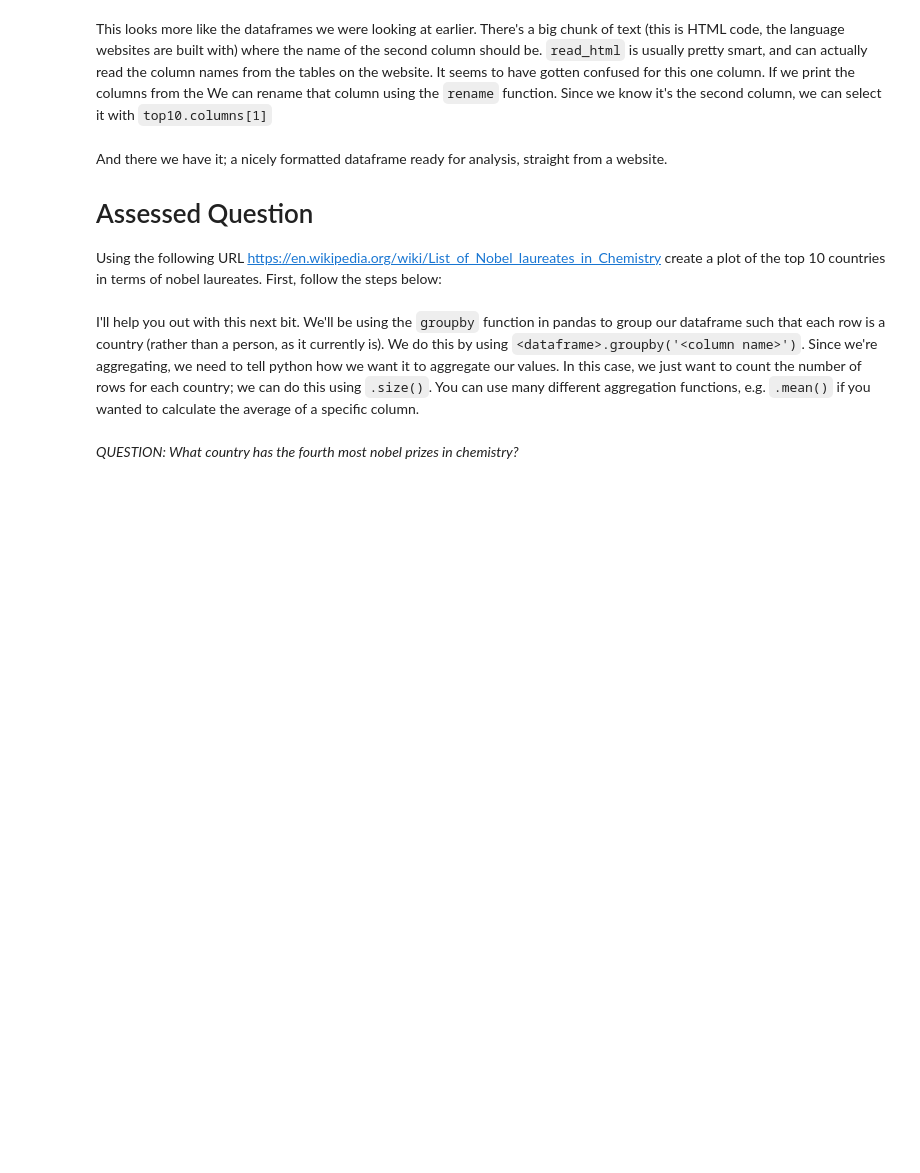
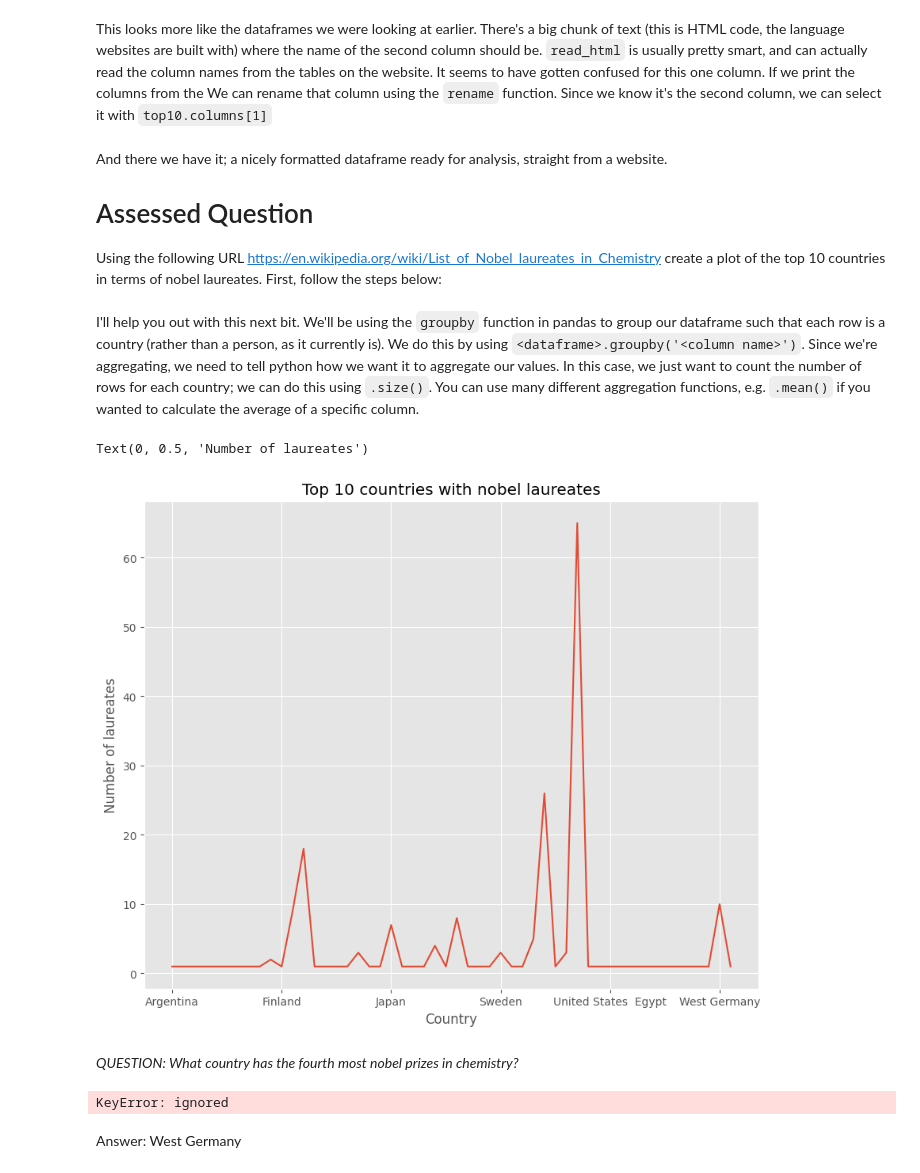
Before and after one commit to muffoonfu/QM2, a Jupyter notebook: notebooks/W02. Pandas.ipynb, the cells around one changed output. Drawn from its saved outputs; the diff is of its cells as text; code cells hidden in the pictures; blank space fills up the shorter version.

```diff
--- a/notebooks/W02. Pandas.ipynb
+++ b/notebooks/W02. Pandas.ipynb
@@ -398,17 +447,35 @@ And there we have it; a nicely formatted dataframe ready for analysis, straight
 Using the following URL https://en.wikipedia.org/wiki/List_of_Nobel_laureates_in_Chemistry create a plot of the top 10 countries in terms of nobel laureates. First, follow the steps below:
 # %%
 # scrape the table of Nobel Laureates in Chemistry using read_html. remember, this gives us a LIST of dataframes! lets call this list chem_tables
+url='https://en.wikipedia.org/wiki/List_of_Nobel_laureates_in_Chemistry'
+
+tables=pandas.read_html(url)
 
 # select the first dataframe from this list and call it chem
+chem=tables[0]
 # %% [markdown]
 I'll help you out with this next bit. We'll be using the `groupby` function in pandas to group our dataframe such that each row is a country (rather than a person, as it currently is). We do this by using `<dataframe>.groupby('<column name>')`. Since we're aggregating, we need to tell python how we want it to aggregate our values. In this case, we just want to count the number of rows for each country; we can do this using `.size()`. You can use many different aggregation functions, e.g. `.mean()` if you wanted to calculate the average of a specific column.
 # %%
 # here, we're creating a new dataframe called 'country' in which each row is a country, and the values represent the number of nobel laureates.
 countries=chem.groupby('Country[B]').size()
 
 #now let's sort it in descending order
 countries.sort_values(ascending=False)
 
 # finally, plot the top 10 countries
+countries.plot()
+plt.title('Top 10 countries with nobel laureates')
+plt.xlabel('Country')
+plt.ylabel('Number of laureates')
+# %% [output]
+Text(0, 0.5, 'Number of laureates')
+[figure, added]
 # %% [markdown]
 *QUESTION: What country has the fourth most nobel prizes in chemistry?*
+# %%
+#finding country with 4th most nobel prizes
+countries.loc[5]['Country[B]']
+# %% [output]
+KeyError: ignored
+# %% [markdown]
+Answer: West Germany
```
Also changed, not shown: parts of 7 cells of this notebook.
